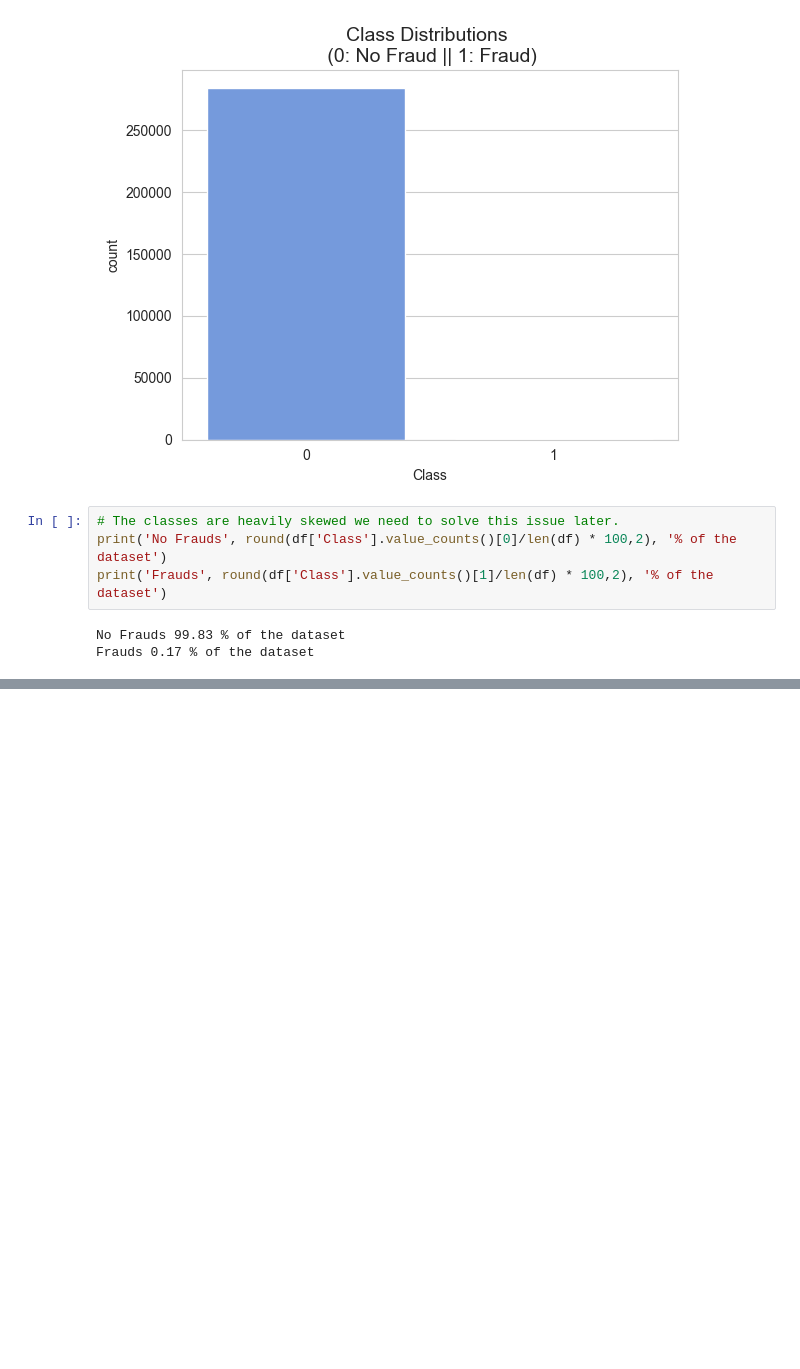
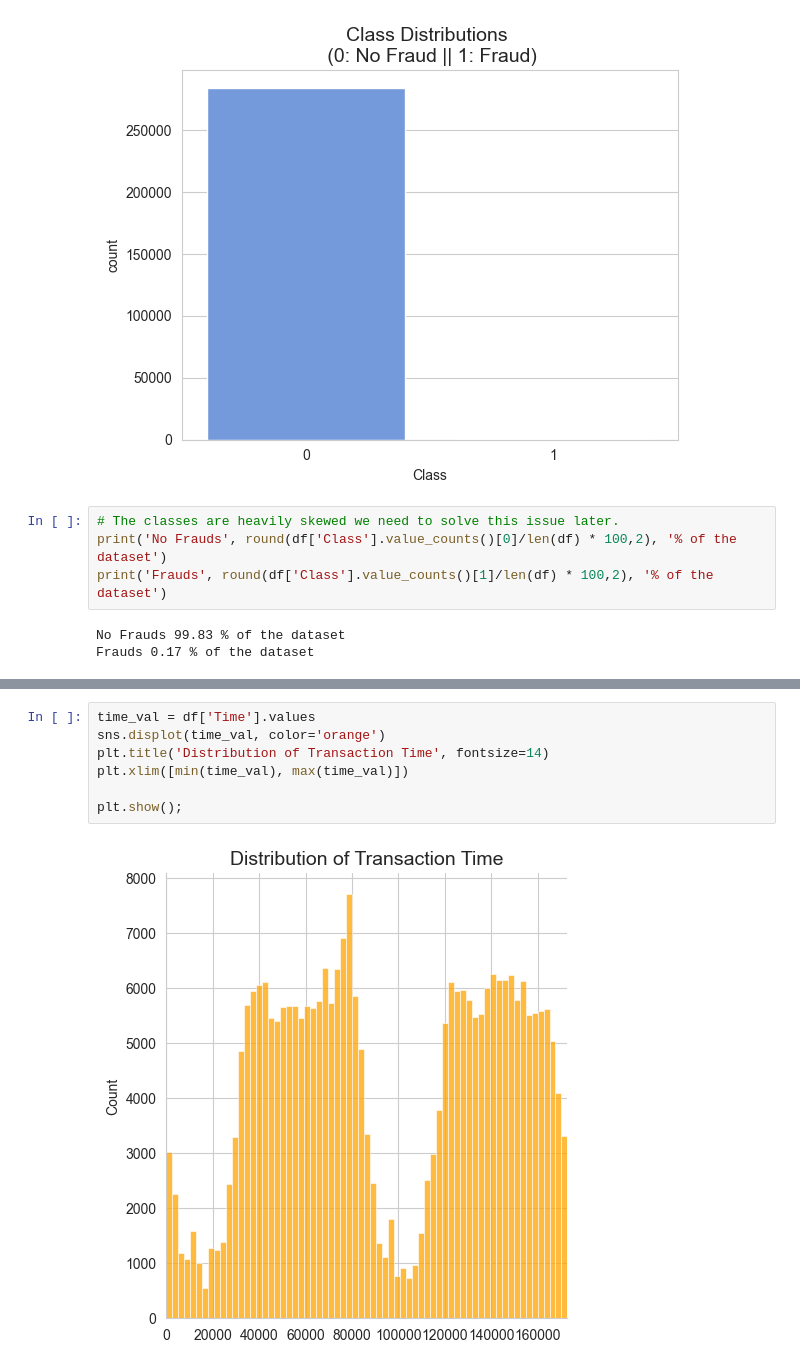
Before and after one commit to DuongVu39/credit_card_fraud_detection, a Jupyter notebook: notebooks/Exploration.ipynb, the cells around one changed output, grey strips where cells are left out. Saved outputs shown, nothing was run; the diff lists cells and outputs as text; blank space fills up the shorter version.

```diff
--- a/notebooks/Exploration.ipynb
+++ b/notebooks/Exploration.ipynb
@@ -57,0 +127,9 @@ Frauds 0.17 % of the dataset
+# %%
+time_val = df['Time'].values
+sns.displot(time_val, color='orange')
+plt.title('Distribution of Transaction Time', fontsize=14)
+plt.xlim([min(time_val), max(time_val)])
+
+plt.show();
+# %% [output]
+[figure, added]
```
Also changed, not shown: parts of 19 cells of this notebook.
